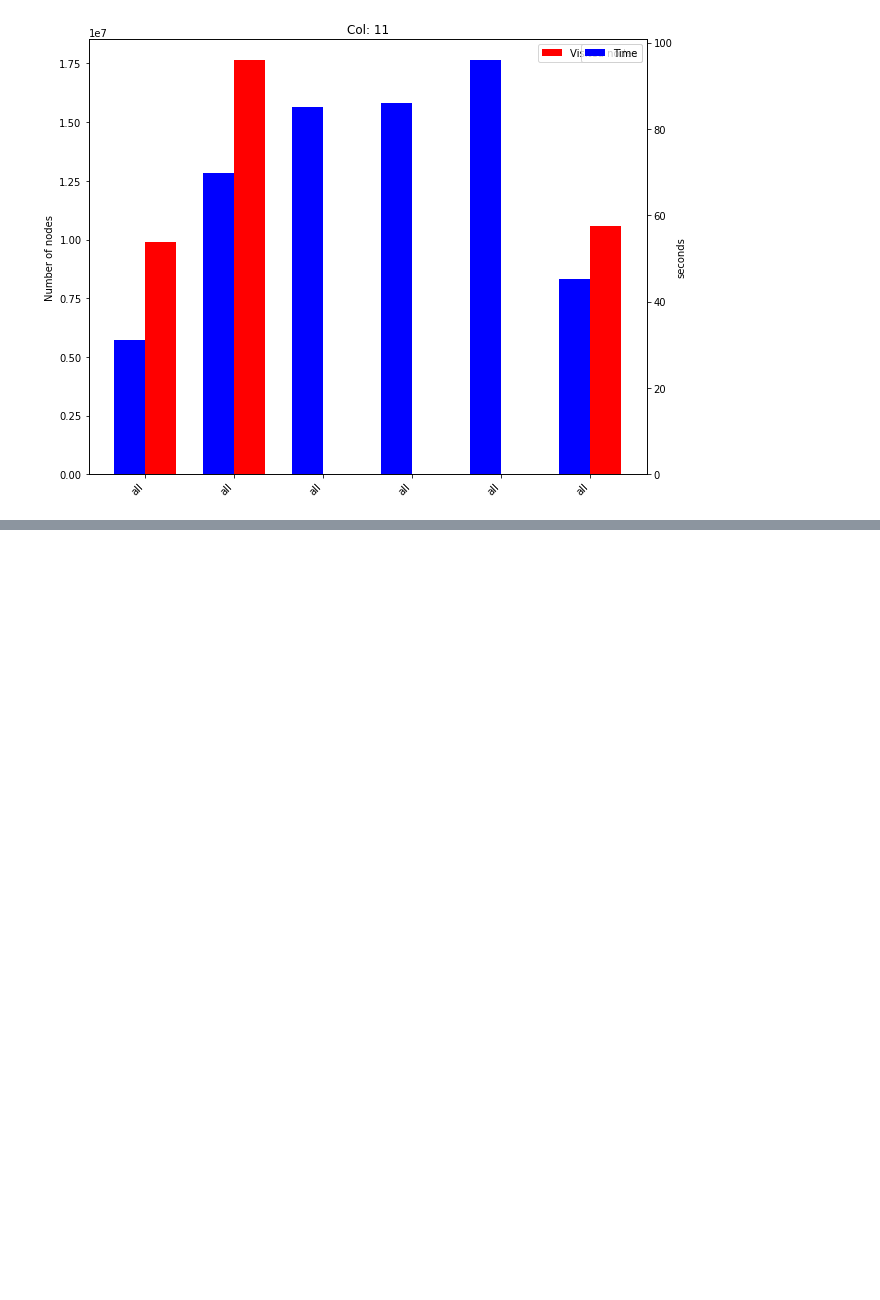
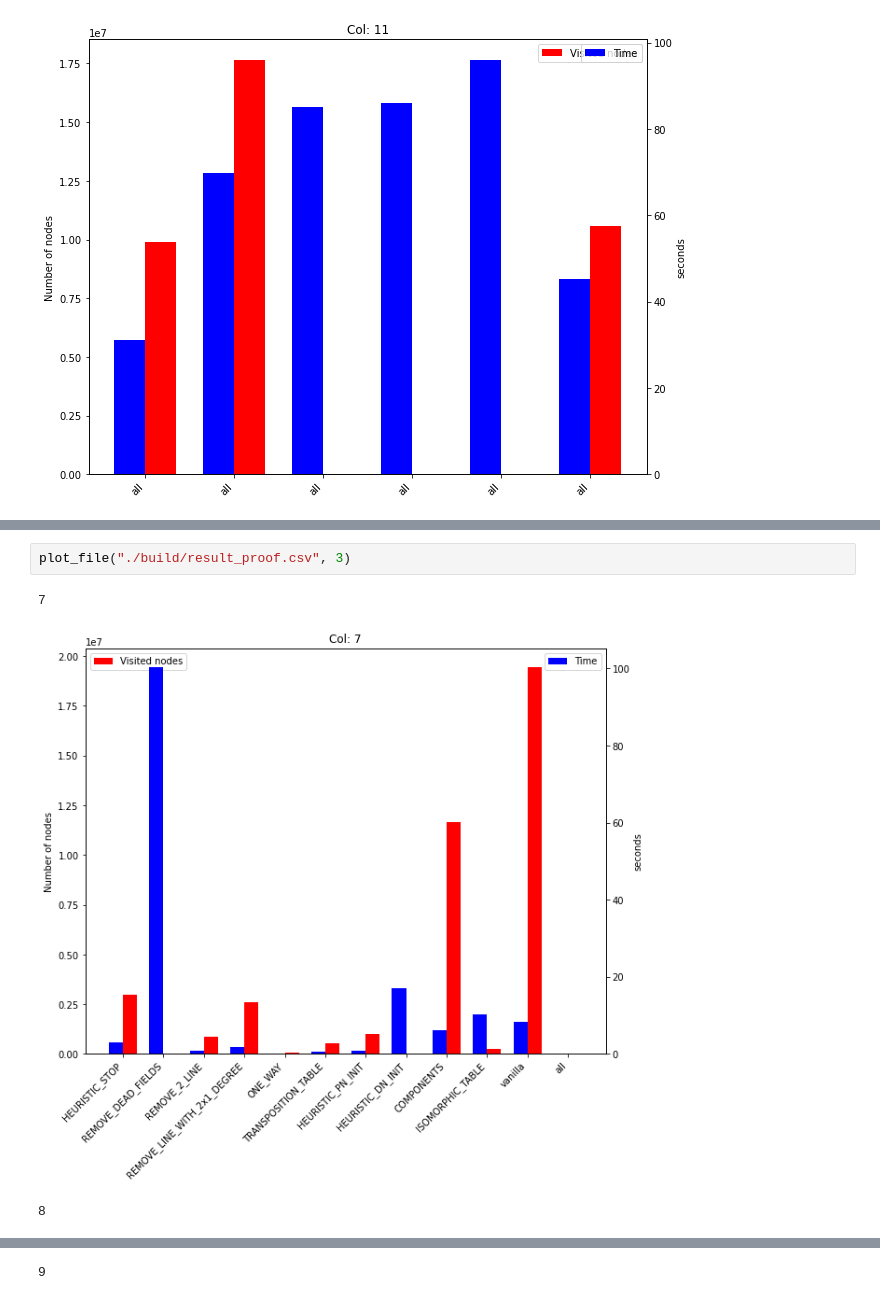
Before and after one commit to dczifra/proving-gobang, a Jupyter notebook: pape_measure.ipynb, the cells around one changed output, grey strips where cells are left out. Cells and saved outputs as stored; diff of their text form; blank space fills up the shorter version.

```diff
--- a/pape_measure.ipynb
+++ b/pape_measure.ipynb
@@ -133,0 +192,6 @@ for col in [7,8,9,10,11]:
+# %%
+plot_file("./build/result_proof.csv", 3)
+# %% [output]
+7
+[figure, added]
+8
@@ -133,0 +199 @@ for col in [7,8,9,10,11]:
+9
```
Also changed, not shown: parts of 6 cells of this notebook, 7 other files.
